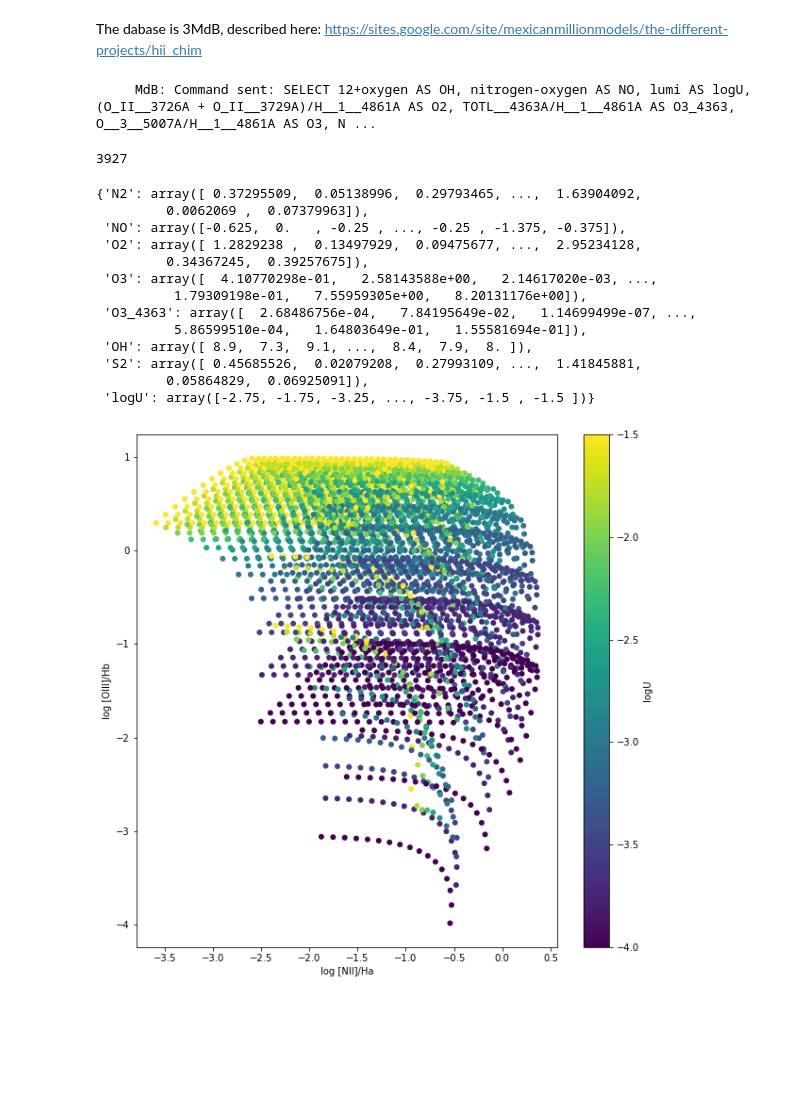
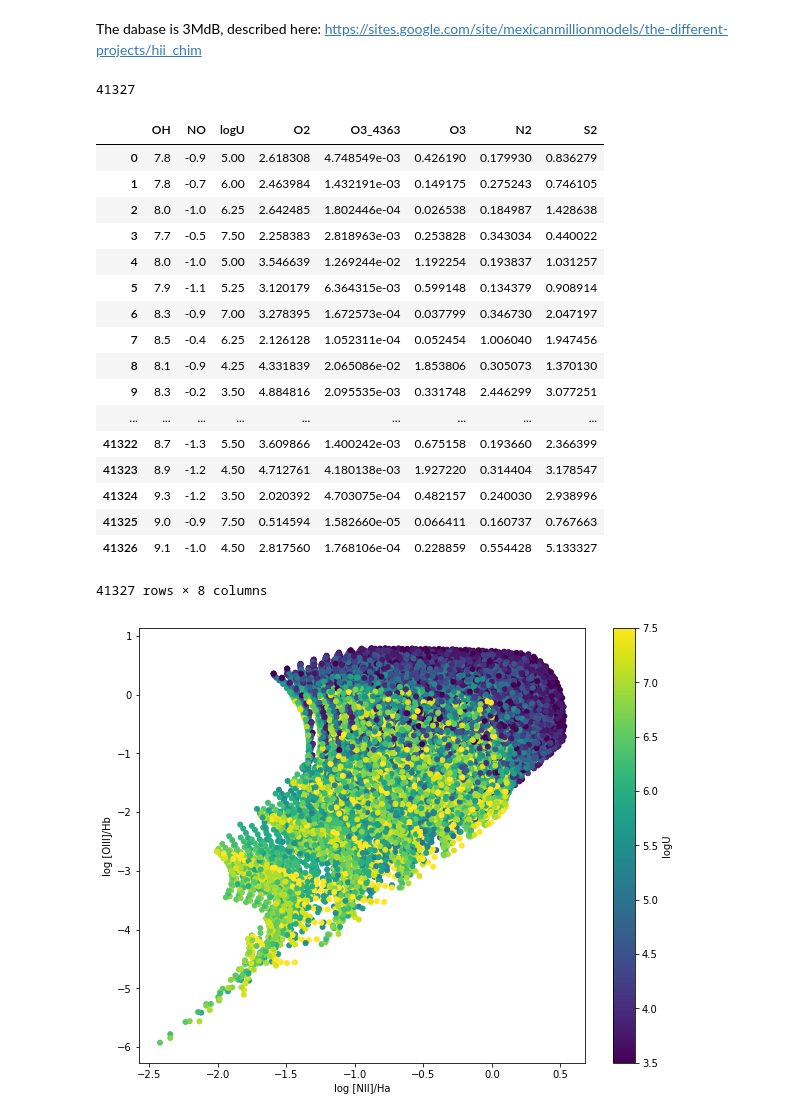
Before and after one commit to Morisset/pyCloudy, a Jupyter notebook: pyCloudy/docs/Using_pyCloudy_MdB.ipynb, the cells around one changed output. Cells and saved outputs as stored; diff of their text form; code cells hidden in the pictures; blank space fills up the shorter version.

```diff
--- a/pyCloudy/docs/Using_pyCloudy_MdB.ipynb
+++ b/pyCloudy/docs/Using_pyCloudy_MdB.ipynb
@@ -26,39 +12,57 @@ MdB.log_.level = 3
+# %%
+# Defining the connection parameters.
+import os
+host = os.environ['MdB_HOST']
+user = os.environ['MdB_USER']
+passwd = os.environ['MdB_PASSWD']
+db = os.environ['MdB_DB']
+db = '3MdB'
 # %%
-# Query the database
-res, N = MdB.select_dB(select_='12+oxygen AS OH, nitrogen-oxygen AS NO, lumi AS logU, (O_II__3726A + O_II__3729A)/H__1__4861A AS O2, '+\
-                       'TOTL__4363A/H__1__4861A AS O3_4363, O__3__5007A/H__1__4861A AS O3, N__2__6584A/H__1__6563A AS N2, '+\
-                       '(S_II__6716A + S_II__6731A)/H__1__4861A AS S2',
-                       from_='tab', where_ = 'ref = "HII_CHIm" and com1 = "O"',
-                       limit_=None, format_ = 'dict2')
+co = pymysql.connect(host=host, db=db, user=user, passwd=passwd)
+res = pd.read_sql("""SELECT
+    12+oxygen AS OH,
+    nitrogen-oxygen AS NO,
+    lumi AS logU,
+    (O_II__3726A + O_II__3729A)/H__1__4861A AS O2,
+    TOTL__4363A/H__1__4861A AS O3_4363,
+    O__3__5007A/H__1__4861A AS O3,
+    N__2__6584A/H__1__6563A AS N2,
+    (S_II__6716A + S_II__6731A)/H__1__4861A AS S2
+FROM tab
+WHERE ref = 'DIG_HR'
+""", con=co)
-# %% [output]
-     MdB: Command sent: SELECT 12+oxygen AS OH, nitrogen-oxygen AS NO, lumi AS logU, (O_II__3726A + O_II__3729A)/H__1__4861A AS O2, TOTL__4363A/H__1__4861A AS O3_4363, O__3__5007A/H__1__4861A AS O3, N ...
-# %%
-print(N)
-# %% [output]
-3927
+# %%
+print(len(res))
+# %% [output]
+41327
 # %%
 res
 # %% [output]
+|  | OH | NO | logU | O2 | O3_4363 | O3 | N2 | S2 |
+| 0 | 7.8 | -0.9 | 5.00 | 2.618308 | 4.748549e-03 | 0.426190 | 0.179930 | 0.836279 |
+| 1 | 7.8 | -0.7 | 6.00 | 2.463984 | 1.432191e-03 | 0.149175 | 0.275243 | 0.746105 |
+| 2 | 8.0 | -1.0 | 6.25 | 2.642485 | 1.802446e-04 | 0.026538 | 0.184987 | 1.428638 |
+| 3 | 7.7 | -0.5 | 7.50 | 2.258383 | 2.818963e-03 | 0.253828 | 0.343034 | 0.440022 |
+| 4 | 8.0 | -1.0 | 5.00 | 3.546639 | 1.269244e-02 | 1.192254 | 0.193837 | 1.031257 |
+| 5 | 7.9 | -1.1 | 5.25 | 3.120179 | 6.364315e-03 | 0.599148 | 0.134379 | 0.908914 |
+| 6 | 8.3 | -0.9 | 7.00 | 3.278395 | 1.672573e-04 | 0.037799 | 0.346730 | 2.047197 |
+| 7 | 8.5 | -0.4 | 6.25 | 2.126128 | 1.052311e-04 | 0.052454 | 1.006040 | 1.947456 |
+| 8 | 8.1 | -0.9 | 4.25 | 4.331839 | 2.065086e-02 | 1.853806 | 0.305073 | 1.370130 |
+| 9 | 8.3 | -0.2 | 3.50 | 4.884816 | 2.095535e-03 | 0.331748 | 2.446299 | 3.077251 |
+| ... | ... | ... | ... | ... | ... | ... | ... | ... |
+| 41322 | 8.7 | -1.3 | 5.50 | 3.609866 | 1.400242e-03 | 0.675158 | 0.193660 | 2.366399 |
+| 41323 | 8.9 | -1.2 | 4.50 | 4.712761 | 4.180138e-03 | 1.927220 | 0.314404 | 3.178547 |
+| 41324 | 9.3 | -1.2 | 3.50 | 2.020392 | 4.703075e-04 | 0.482157 | 0.240030 | 2.938996 |
+| 41325 | 9.0 | -0.9 | 7.50 | 0.514594 | 1.582660e-05 | 0.066411 | 0.160737 | 0.767663 |
+| 41326 | 9.1 | -1.0 | 4.50 | 2.817560 | 1.768106e-04 | 0.228859 | 0.554428 | 5.133327 |
-{'N2': array([ 0.37295509,  0.05138996,  0.29793465, ...,  1.63904092,
-         0.0062069 ,  0.07379963]),
- 'NO': array([-0.625,  0.   , -0.25 , ..., -0.25 , -1.375, -0.375]),
- 'O2': array([ 1.2829238 ,  0.13497929,  0.09475677, ...,  2.95234128,
-         0.34367245,  0.39257675]),
- 'O3': array([  4.10770298e-01,   2.58143588e+00,   2.14617020e-03, ...,
-          1.79309198e-01,   7.55959305e+00,   8.20131176e+00]),
- 'O3_4363': array([  2.68486756e-04,   7.84195649e-02,   1.14699499e-07, ...,
-          5.86599510e-04,   1.64803649e-01,   1.55581694e-01]),
- 'OH': array([ 8.9,  7.3,  9.1, ...,  8.4,  7.9,  8. ]),
- 'S2': array([ 0.45685526,  0.02079208,  0.27993109, ...,  1.41845881,
-         0.05864829,  0.06925091]),
- 'logU': array([-2.75, -1.75, -3.25, ..., -3.75, -1.5 , -1.5 ])}
+41327 rows × 8 columns
 # %%
-plt.figure(figsize=(10, 10))
+plt.figure(figsize=(10, 8))
 plt.scatter(np.log10(res['N2']), np.log10(res['O3']), c=res['logU'], edgecolor = 'none')
 plt.xlabel('log [NII]/Ha')
 plt.ylabel('log [OIII]/Hb')
 cb = plt.colorbar()
 cb.set_label('logU')
 # %% [output]
-[figure, old version]
+[figure, new version]
 # %%
```
Also changed, not shown: parts of 8 cells of this notebook, 9 other files.
